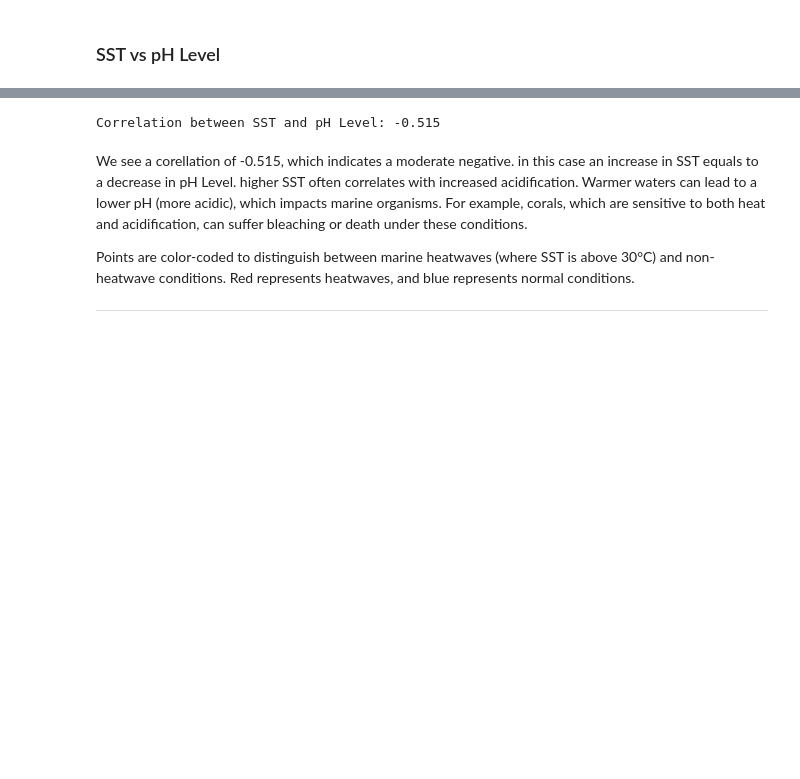
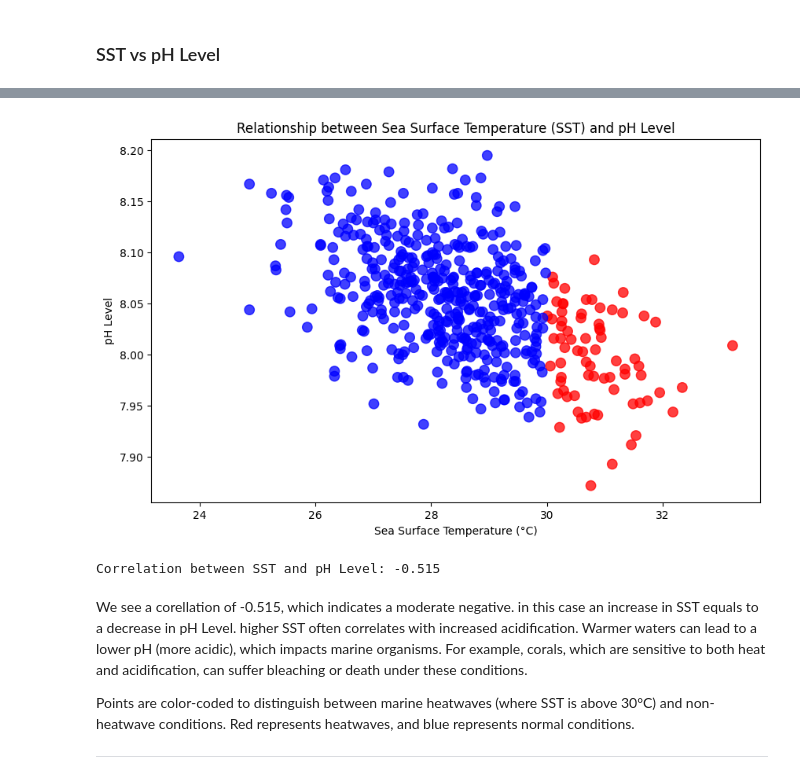
Before and after one commit to Sayedta91/Data-Analysis-Ocean-Climate-Marine-Life, a Jupyter notebook: data-analysis-ocean-climate-marine-life.ipynb, the cells around one changed output, grey strips where cells are left out. Cells and saved outputs as stored; diff of their text form; code cells hidden in the pictures; blank space fills up the shorter version.

```diff
--- a/data-analysis-ocean-climate-marine-life.ipynb
+++ b/data-analysis-ocean-climate-marine-life.ipynb
@@ -278,34 +280,22 @@ _____
 # %% [markdown]
 ###  SST vs pH Level
 # %%
-# 1. Create a color array based on SST
 colors = ['red' if sst > 30 else 'blue' for sst in df_activity['SST (°C)']]
 
-# 2. Create the figure
-fig = go.Figure()
+# 2. Create scatter plot
+plt.figure(figsize=(10, 6))
 
 # 3. Add scatter points
-fig.add_trace(go.Scatter(
-    x=df_activity['SST (°C)'],
-    y=df_activity['pH Level'],
-    mode='markers',
-    marker=dict(color=colors, size=8, opacity=0.75),
-    name='Observations',
-    hovertemplate=
-        'SST: %{x}°C<br>' +  # Show SST value
-        'pH Level: %{y}<br>' +  # Show pH value
-        '<extra></extra>'
-))
+plt.scatter(df_activity['SST (°C)'], df_activity['pH Level'], c=colors, s=80, alpha=0.75)
 
-# 4. Customize layout
-fig.update_layout(
-    title="Relationship between Sea Surface Temperature (SST) and pH Level",
-    xaxis_title="Sea Surface Temperature (°C)",
-    yaxis_title="pH Level"
-)
+# 4. Add labels and title
+plt.title("Relationship between Sea Surface Temperature (SST) and pH Level")
+plt.xlabel("Sea Surface Temperature (°C)")
+plt.ylabel("pH Level")
 
-fig.show()
+plt.show()
 
+# Calculate and print the correlation
 correlation = df_activity['SST (°C)'].corr(df_activity['pH Level'])
 print(f"Correlation between SST and pH Level: {correlation:.3f}")
 # %% [output]
@@ -313,3 +302,4 @@ print(f"Correlation between SST and pH Level: {correlation:.3f}")
+[figure, added]
 Correlation between SST and pH Level: -0.515
 # %% [markdown]
 We see a corellation of -0.515, which indicates a moderate negative. in this case an increase in SST equals to a decrease in pH Level. higher SST often correlates with increased acidification. Warmer waters can lead to a lower pH (more acidic), which impacts marine organisms. For example, corals, which are sensitive to both heat and acidification, can suffer bleaching or death under these conditions.
```
Also changed, not shown: parts of 15 cells of this notebook.
